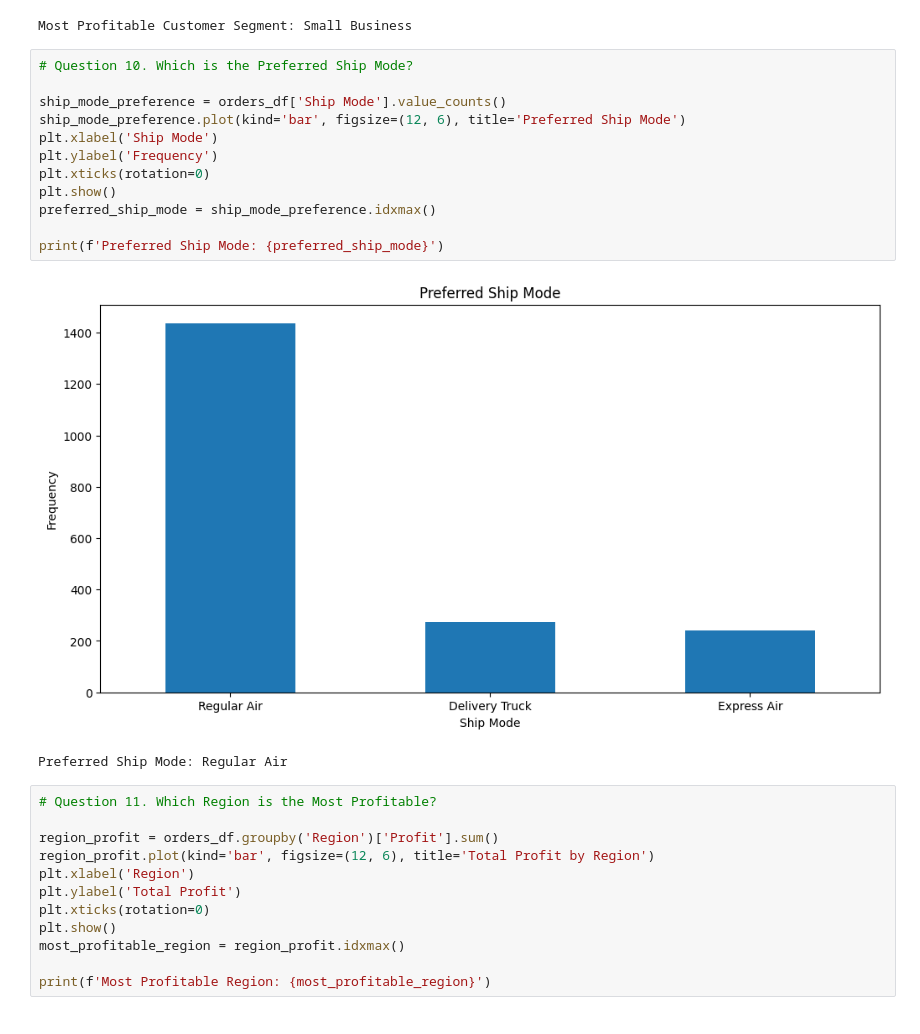
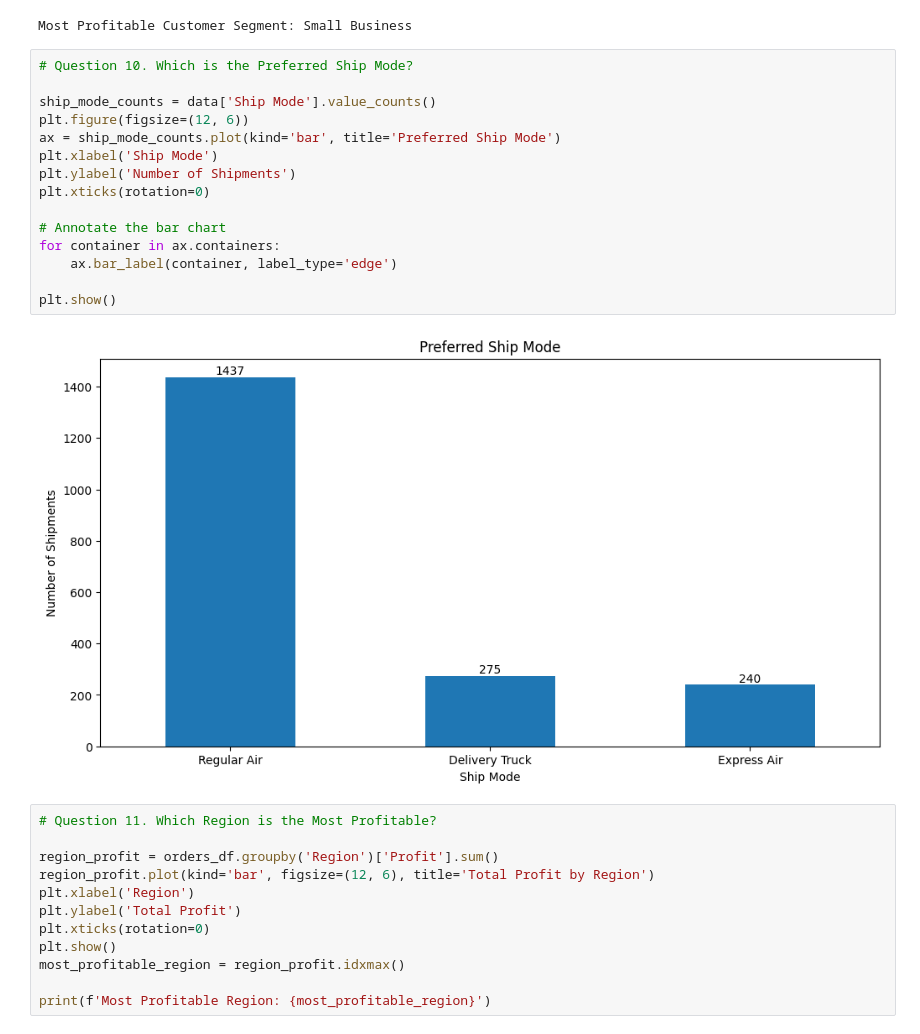
Before and after one commit to kevinndungu-source/Data_Analytics_Project, a Jupyter notebook: Analysis_using_Python/Python_Code/Marley_International_Store_Data_Analysis_using_Python.ipynb, the cells around one changed output. Saved outputs shown, nothing was run; the diff lists cells and outputs as text.

```diff
--- a/Analysis_using_Python/Python_Code/Marley_International_Store_Data_Analysis_using_Python.ipynb
+++ b/Analysis_using_Python/Python_Code/Marley_International_Store_Data_Analysis_using_Python.ipynb
@@ -142,21 +149,23 @@ most_profitable_segment = segment_profit.idxmax()
 print(f'Most Profitable Customer Segment: {most_profitable_segment}')
 # %% [output]
 Most Profitable Customer Segment: Small Business
-# %%
-# Question 10. Which is the Preferred Ship Mode?
-
-ship_mode_preference = orders_df['Ship Mode'].value_counts()
-ship_mode_preference.plot(kind='bar', figsize=(12, 6), title='Preferred Ship Mode')
-plt.xlabel('Ship Mode')
-plt.ylabel('Frequency')
-plt.xticks(rotation=0)
-plt.show()
-preferred_ship_mode = ship_mode_preference.idxmax()
-
-print(f'Preferred Ship Mode: {preferred_ship_mode}')
-# %% [output]
-[figure, removed]
-Preferred Ship Mode: Regular Air
+# %%
+# Question 10. Which is the Preferred Ship Mode?
+
+ship_mode_counts = data['Ship Mode'].value_counts()
+plt.figure(figsize=(12, 6))
+ax = ship_mode_counts.plot(kind='bar', title='Preferred Ship Mode')
+plt.xlabel('Ship Mode')
+plt.ylabel('Number of Shipments')
+plt.xticks(rotation=0)
+
+# Annotate the bar chart
+for container in ax.containers:
+    ax.bar_label(container, label_type='edge')
+
+plt.show()
+# %% [output]
+[figure, added]
 # %%
 # Question 11. Which Region is the Most Profitable?
 
```
Also changed, not shown: parts of 4 cells of this notebook.
